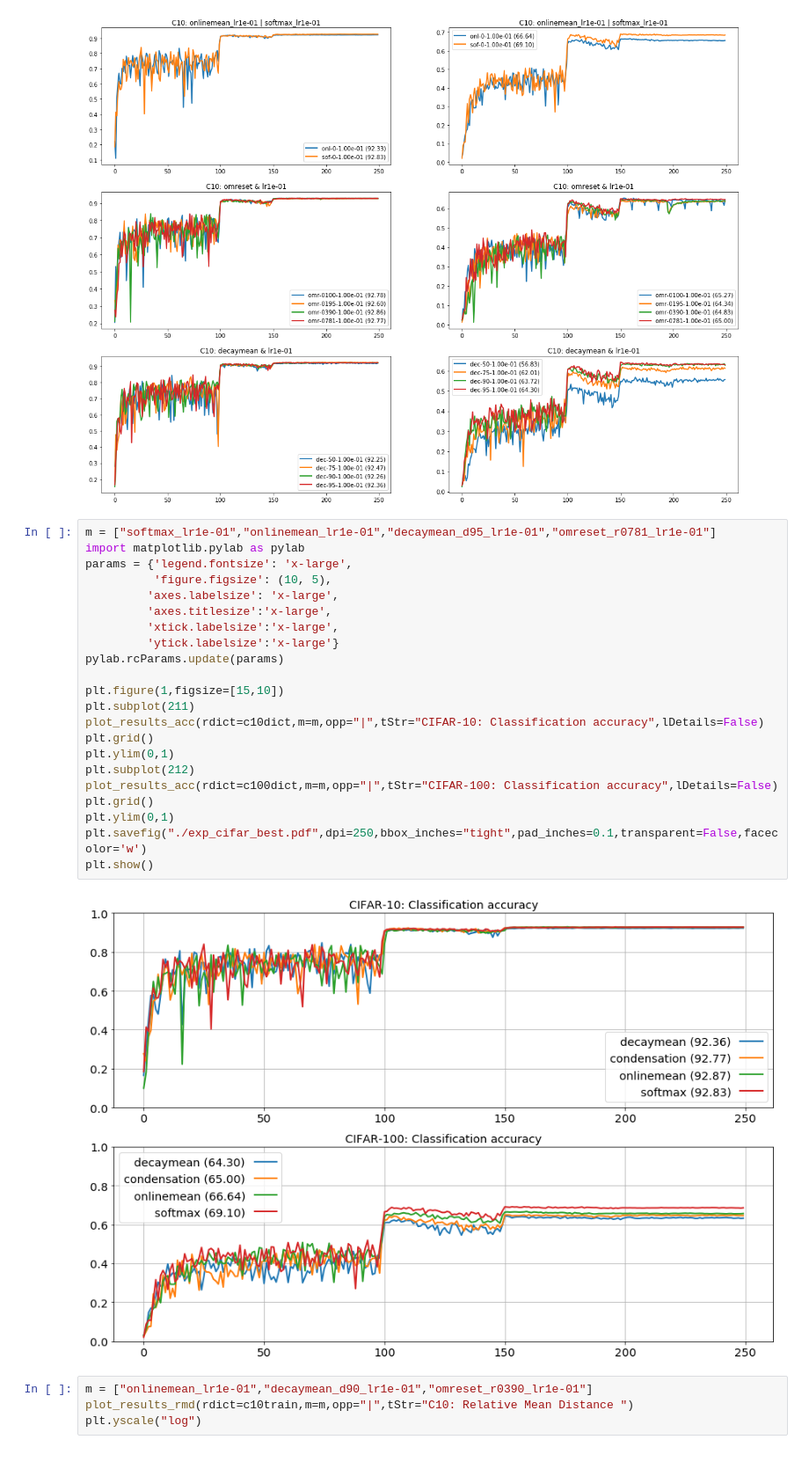
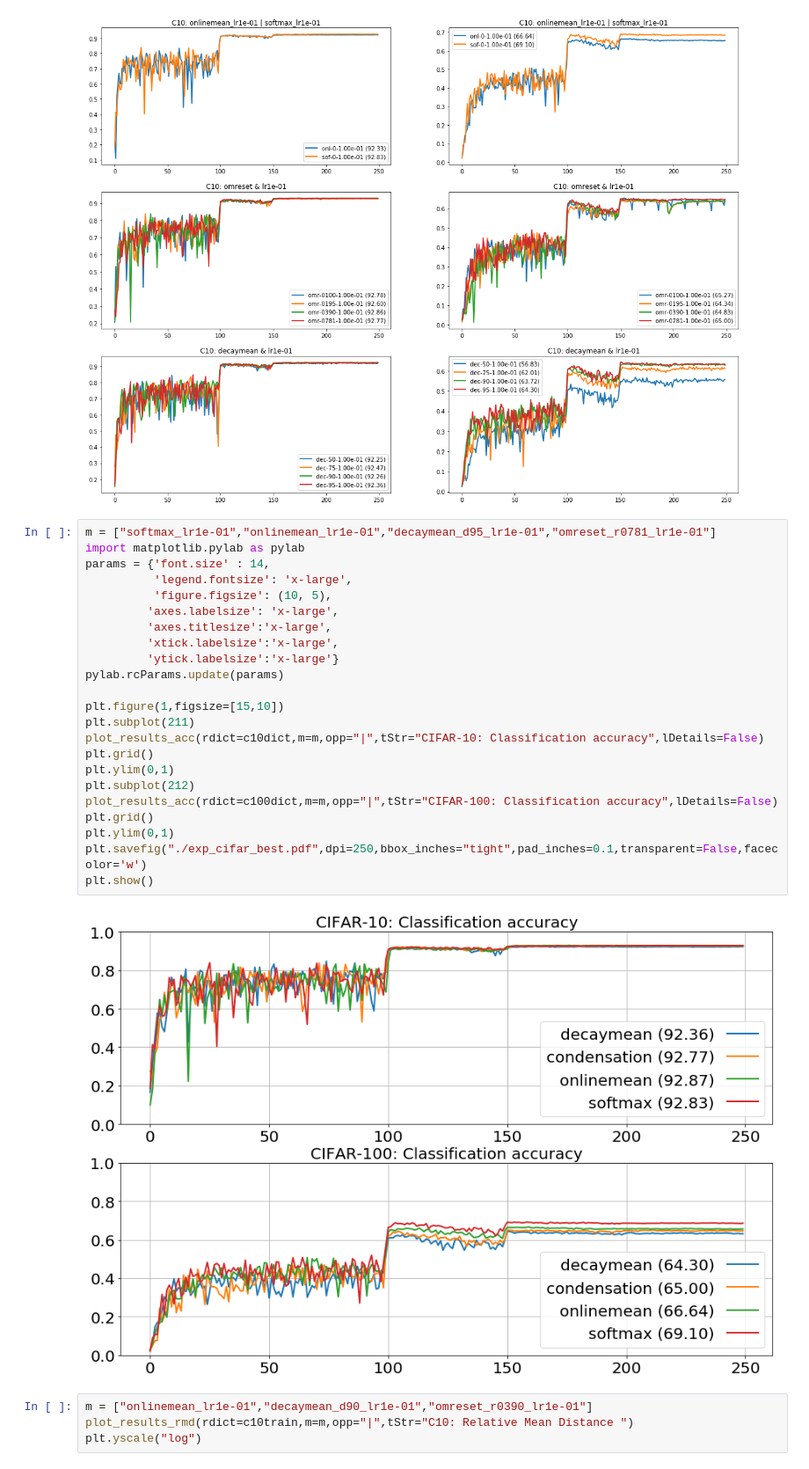
Before and after one commit to tmensink/deepncm, a Jupyter notebook: figs/deepncm_overview.ipynb, the cells around one changed output. Shown at 88% size. Drawn from its saved outputs; the diff is of its cells as text.

```diff
--- a/figs/deepncm_overview.ipynb
+++ b/figs/deepncm_overview.ipynb
@@ -176,27 +176,28 @@ plt.show()
 # %%
 m = ["softmax_lr1e-01","onlinemean_lr1e-01","decaymean_d95_lr1e-01","omreset_r0781_lr1e-01"]
 import matplotlib.pylab as pylab
-params = {'legend.fontsize': 'x-large',
+params = {'font.size' : 14,
+          'legend.fontsize': 'x-large',
           'figure.figsize': (10, 5),
          'axes.labelsize': 'x-large',
          'axes.titlesize':'x-large',
          'xtick.labelsize':'x-large',
          'ytick.labelsize':'x-large'}
 pylab.rcParams.update(params)
 
 plt.figure(1,figsize=[15,10])
 plt.subplot(211)
 plot_results_acc(rdict=c10dict,m=m,opp="|",tStr="CIFAR-10: Classification accuracy",lDetails=False)
 plt.grid()
 plt.ylim(0,1)
 plt.subplot(212)
 plot_results_acc(rdict=c100dict,m=m,opp="|",tStr="CIFAR-100: Classification accuracy",lDetails=False)
 plt.grid()
 plt.ylim(0,1)
 plt.savefig("./exp_cifar_best.pdf",dpi=250,bbox_inches="tight",pad_inches=0.1,transparent=False,facecolor='w')
 plt.show()
 # %% [output]
-[figure, old version]
+[figure, new version]
 # %%
 m = ["onlinemean_lr1e-01","decaymean_d90_lr1e-01","omreset_r0390_lr1e-01"]
 plot_results_rmd(rdict=c10train,m=m,opp="|",tStr="C10: Relative Mean Distance ")
```
Also changed, not shown: 3 other files.
